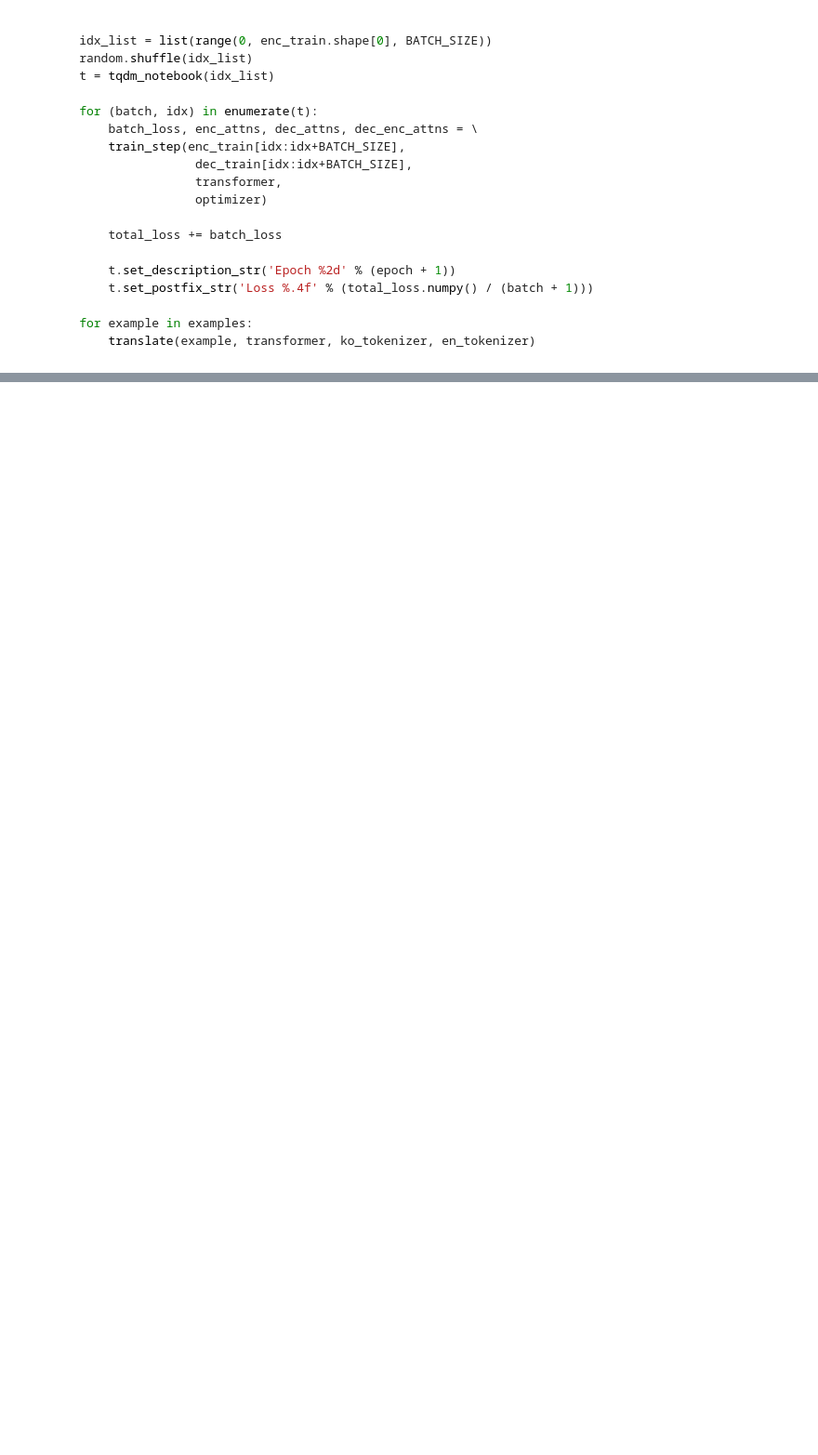
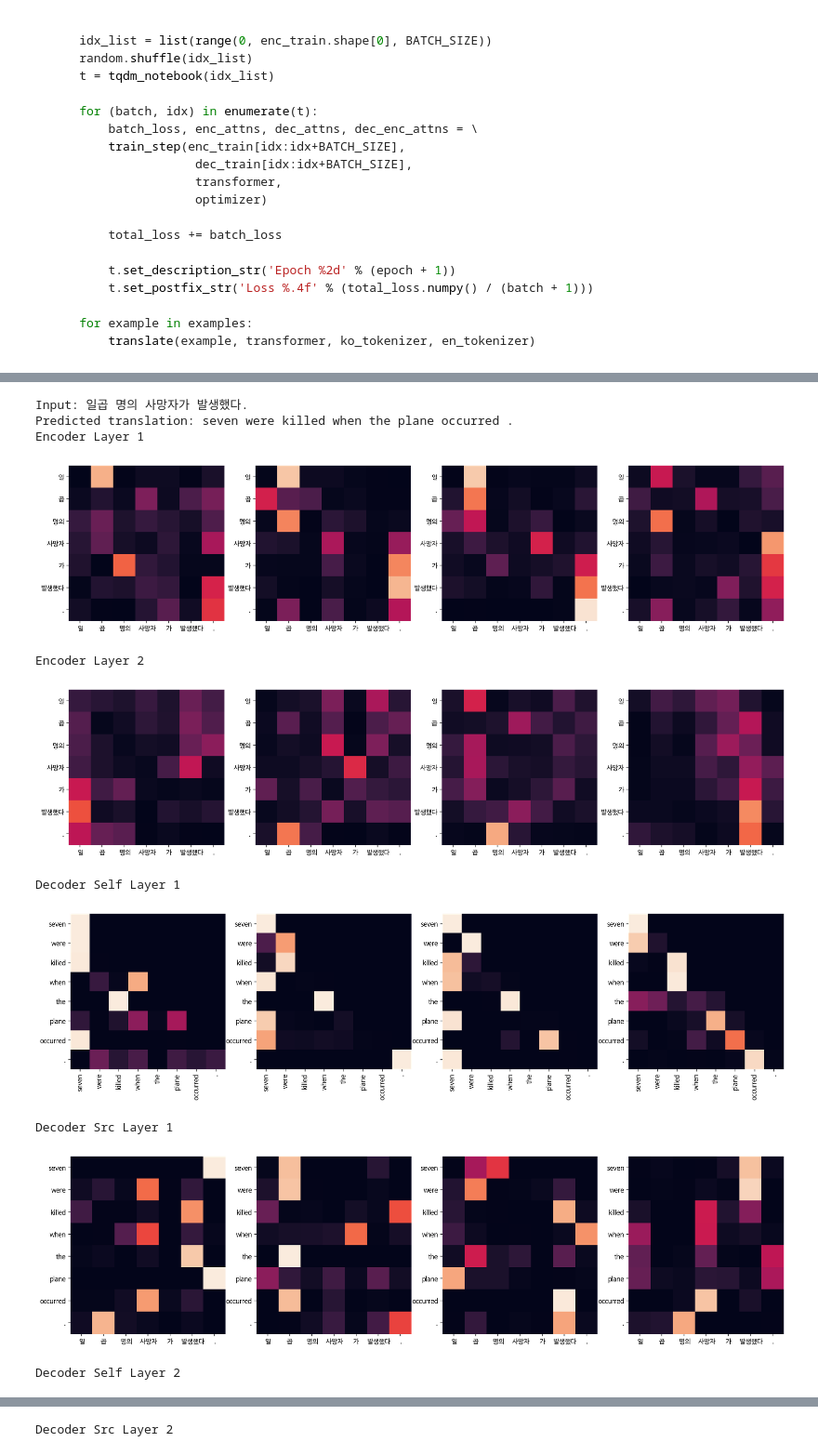
Before and after one commit to fbrlvy87/GoingDeeper, a Jupyter notebook: 10_GoingDeeper(NLP)_Project_Transformer.ipynb, the cells around one changed output, grey strips where cells are left out. Shown at 93% size. Drawn from its saved outputs; the diff is of its cells as text; code cells hidden in the pictures; blank space fills up the shorter version.

```diff
--- a/10_GoingDeeper(NLP)_Project_Transformer.ipynb
+++ b/10_GoingDeeper(NLP)_Project_Transformer.ipynb
@@ -867,0 +1035,15 @@ for epoch in range(EPOCHS):
+# %%
+# 일곱 명의 사망자가 발생했다.
+translate('일곱 명의 사망자가 발생했다.',transformer, ko_tokenizer, en_tokenizer,True)
+# %% [output]
+Input: 일곱 명의 사망자가 발생했다.
+Predicted translation: seven were killed when the plane occurred .
+Encoder Layer 1
+[figure, added]
+Encoder Layer 2
+[figure, added]
+Decoder Self Layer 1
+[figure, added]
+Decoder Src Layer 1
+[figure, added]
+Decoder Self Layer 2
@@ -867,0 +1051 @@ for epoch in range(EPOCHS):
+Decoder Src Layer 2
```
Also changed, not shown: parts of 20 cells of this notebook.
